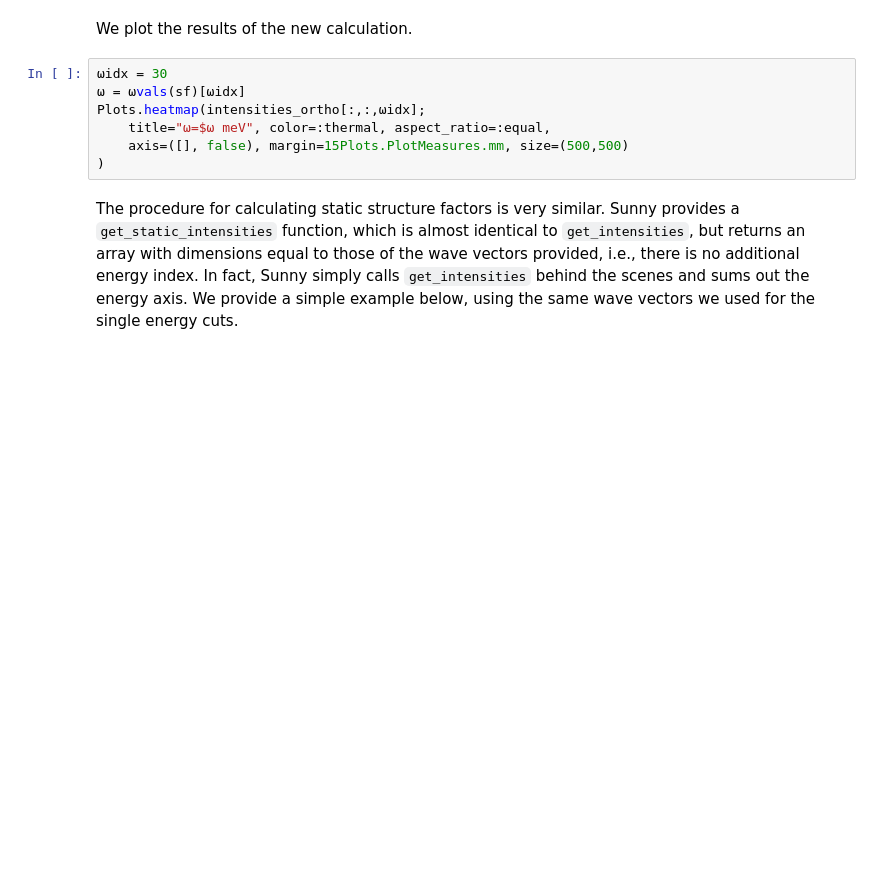
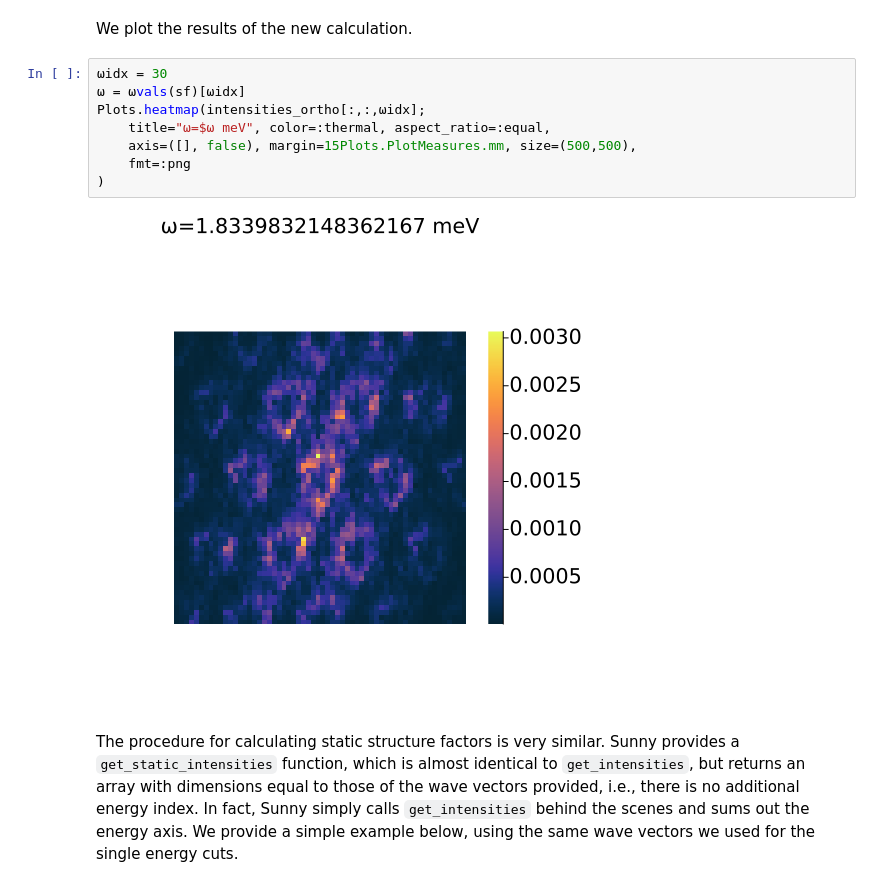
Before and after one commit to SunnySuite/SunnyTutorials, a Jupyter notebook: tutorials/FeI2/FeI2_tutorial.ipynb, the cells around one changed output. Cells and saved outputs as stored; diff of their text form; blank space fills up the shorter version.

```diff
--- a/tutorials/FeI2/FeI2_tutorial.ipynb
+++ b/tutorials/FeI2/FeI2_tutorial.ipynb
@@ -513,10 +518,13 @@ We plot the results of the new calculation.
 # %%
 ωidx = 30
 ω = ωvals(sf)[ωidx]
 Plots.heatmap(intensities_ortho[:,:,ωidx];
     title="ω=$ω meV", color=:thermal, aspect_ratio=:equal,
-    axis=([], false), margin=15Plots.PlotMeasures.mm, size=(500,500)
+    axis=([], false), margin=15Plots.PlotMeasures.mm, size=(500,500),
+    fmt=:png
 )
+# %% [output]
+[figure, added]
 # %% [markdown]
 The procedure for calculating static structure factors is very similar. Sunny provides a `get_static_intensities` function, which is almost identical to `get_intensities`, but returns an array with dimensions equal to those of the wave vectors provided, i.e., there is no additional energy index. In fact, Sunny simply calls `get_intensities` behind the scenes and sums out the energy axis. We provide a simple example below, using the same wave vectors we used for the single energy cuts.
 # %%
```
Also changed, not shown: parts of 6 cells of this notebook, 2 other files.
